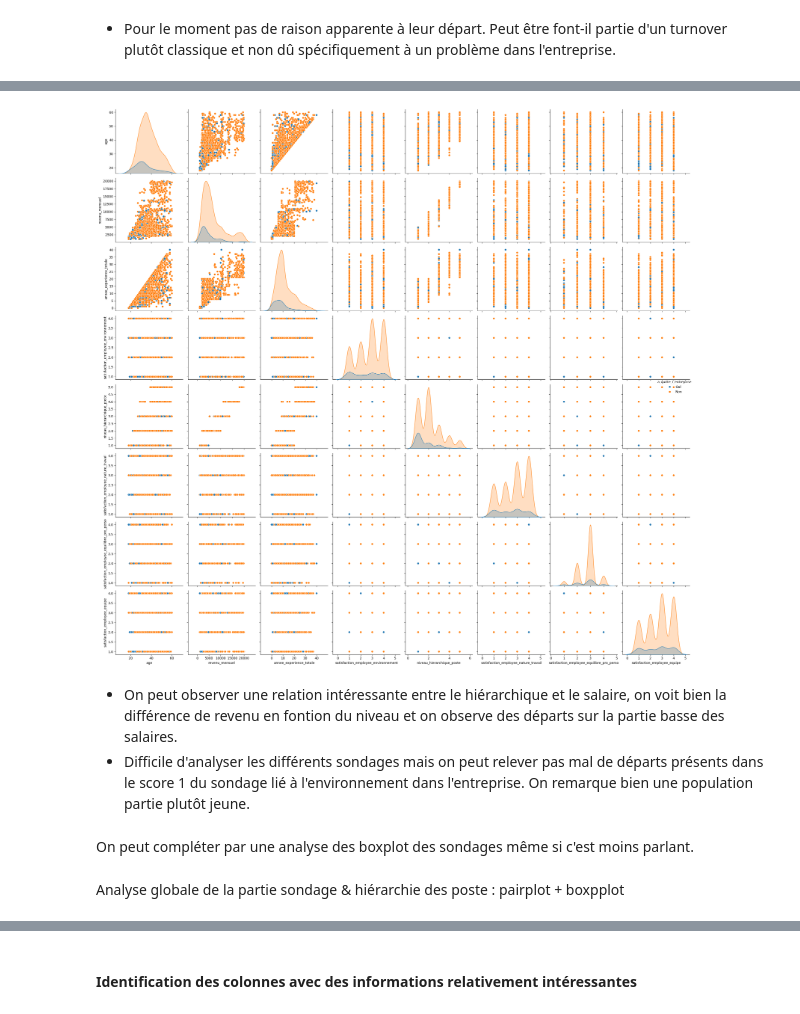
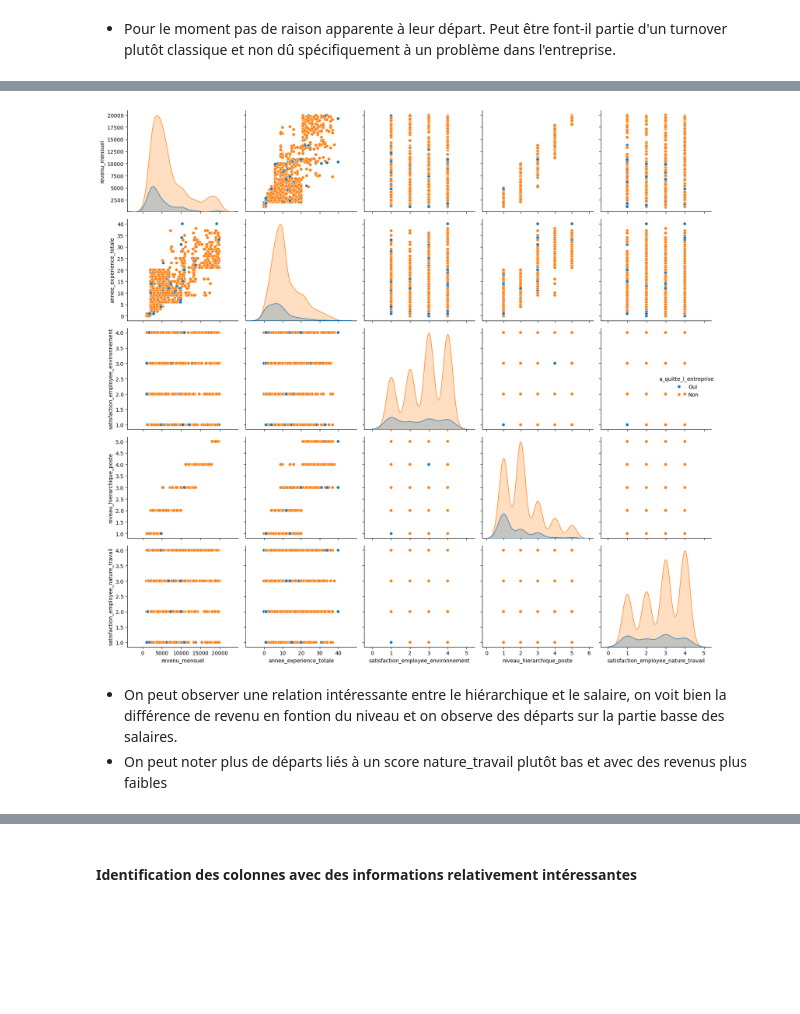
Before and after one commit to SCFlorian/Classifiez_automatiquement_des_informations, a Jupyter notebook: notebooks/notebook_1_analyse_exploratoire.ipynb, the cells around one changed output, grey strips where cells are left out. Drawn from its saved outputs; the diff is of its cells as text; code cells hidden in the pictures; blank space fills up the shorter version.

Commit message:
Mise à jour étape 1 avec le feedback

```diff
--- a/notebooks/notebook_1_analyse_exploratoire.ipynb
+++ b/notebooks/notebook_1_analyse_exploratoire.ipynb
@@ -411,7 +392,7 @@ Modification de augementation_salaire_precedente
 extrait_eval["augementation_salaire_precedente"] = (
     extrait_eval["augementation_salaire_precedente"].apply(lambda x: x.replace(" %",""))
 )
-extrait_eval["augementation_salaire_precedente"] = (extrait_eval["augementation_salaire_precedente"].astype(int))
+extrait_eval["augementation_salaire_precedente"] = (extrait_eval["augementation_salaire_precedente"].astype(int)/100)
 # %% [markdown]
 Nous en profitons pour modifier le nom comportant une faute de frappe tout en précisant en %
 # %%
@@ -458,5 +437,3 @@ for col in cols_eval:
-# %%
-extrait_eval = extrait_eval.drop(columns='note_evaluation_actuelle')
 # %% [markdown]
 * Petite vérification
 # %%
@@ -521,5 +499,6 @@ Name: id_employee, dtype: object
 # %%
 extrait_eval["eval_number"] = extrait_eval["eval_number"].apply(lambda x: x.replace("E_", ""))
+extrait_eval["eval_number"] = extrait_eval["eval_number"].astype('int')
 extrait_eval['eval_number'].tail(3)
 # %% [output]
 1467    2064
@@ -613,2 +587,0 @@ Même si ce n'est pas correct de l'analyser de cette façon, on voit que le max
-# %%
-extrait_sondage['code_sondage'] = extrait_sondage['code_sondage'].astype(str)
@@ -985,21 +972,17 @@ donnees_rh.loc[donnees_rh['id_employee'].isin(employe_a_checker), :]
 # %%
 cols = [
-    'age', 'revenu_mensuel', 'annee_experience_totale','a_quitte_l_entreprise',
+    'revenu_mensuel', 'annee_experience_totale','a_quitte_l_entreprise',
     "satisfaction_employee_environnement",
     "niveau_hierarchique_poste",
     "satisfaction_employee_nature_travail",
-    "satisfaction_employee_equilibre_pro_perso",
-    "satisfaction_employee_equipe"
     ]
 data_pairplot = donnees_rh[cols]
 
 sns.pairplot(data_pairplot, hue = 'a_quitte_l_entreprise', height=3)
 plt.tight_layout()
 plt.show()
 # %% [output]
-[figure, old version]
+[figure, new version]
 # %% [markdown]
 * On peut observer une relation intéressante entre le hiérarchique et le salaire, on voit bien la différence de revenu en fontion du niveau et on observe des départs sur la partie basse des salaires.
-* Difficile d'analyser les différents sondages mais on peut relever pas mal de départs présents dans le score 1 du sondage lié à l'environnement dans l'entreprise. On remarque bien une population partie plutôt jeune.
+* On peut noter plus de départs liés à un score nature_travail plutôt bas et avec des revenus plus faibles
-# %% [markdown]
-On peut compléter par une analyse des boxplot des sondages même si c'est moins parlant.
@@ -1040,2 +988,0 @@ pio.write_image(fig7, "../Graph/graph_etape_1/Boxplot_cible_sondages.png")
-# %% [markdown]
-Analyse globale de la partie sondage & hiérarchie des poste : pairplot + boxpplot
```
Also changed, not shown: parts of 48 cells of this notebook.
